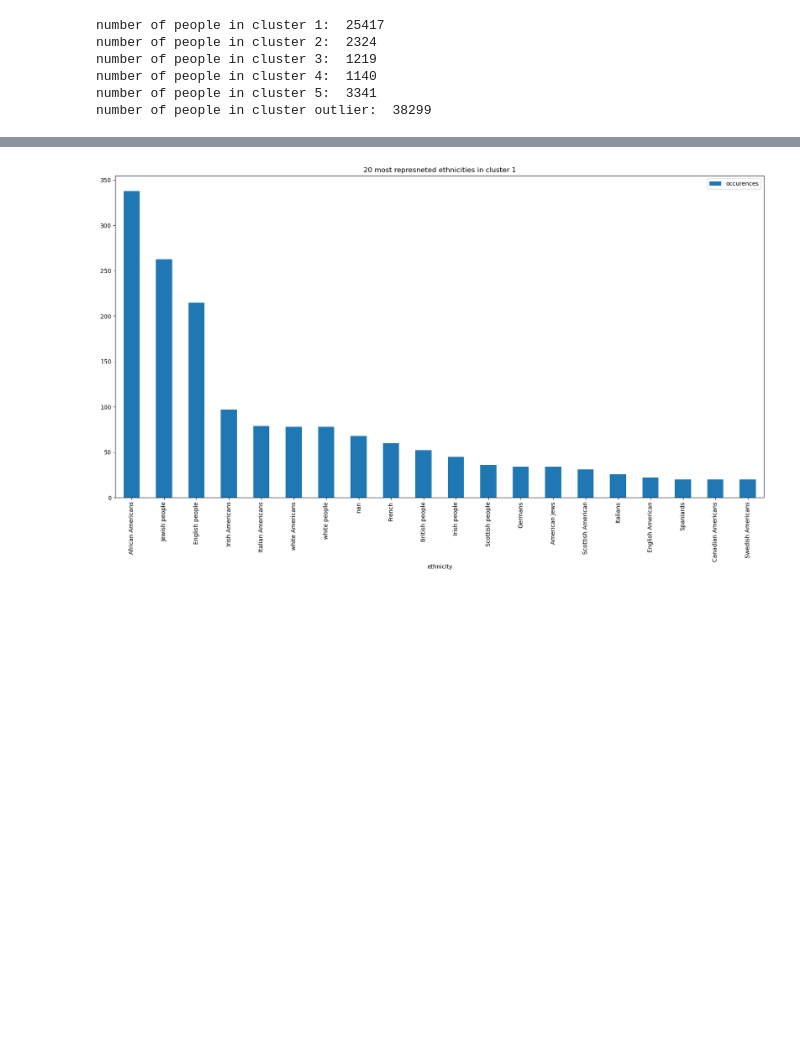
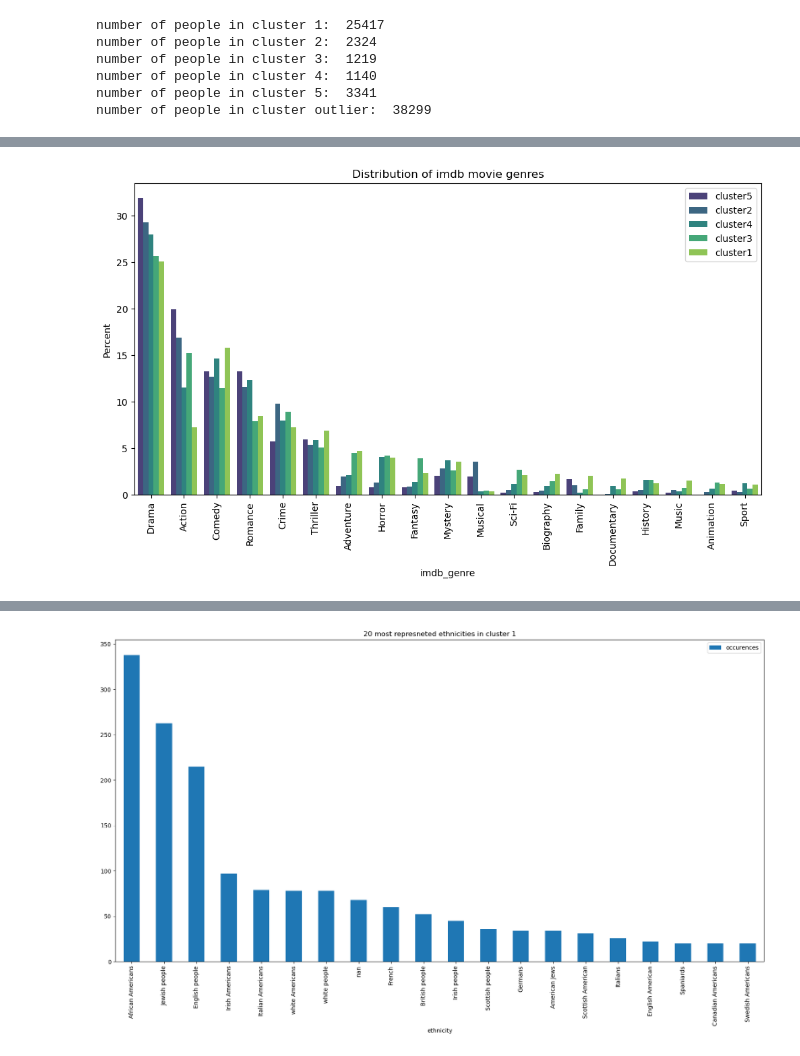
Before and after one commit to epfl-ada/ada-2022-project-tacocat, a Jupyter notebook: src/cluster.ipynb, the cells around one changed output, grey strips where cells are left out. Drawn from its saved outputs; the diff is of its cells as text; code cells hidden in the pictures; blank space fills up the shorter version.

```diff
--- a/src/cluster.ipynb
+++ b/src/cluster.ipynb
@@ -113,0 +134,39 @@ movies_cluster1
+# %%
+cluster1_imdb_genres = pd.DataFrame([j for l in movies_cluster1.genres_imdb.dropna().values for j in l], columns=['imdb_genre']).value_counts(normalize=True).mul(100).rename('Percent').reset_index()
+cluster2_imdb_genres = pd.DataFrame([j for l in movies_cluster2.genres_imdb.dropna().values for j in l], columns=['imdb_genre']).value_counts(normalize=True).mul(100).rename('Percent').reset_index()
+cluster3_imdb_genres = pd.DataFrame([j for l in movies_cluster3.genres_imdb.dropna().values for j in l], columns=['imdb_genre']).value_counts(normalize=True).mul(100).rename('Percent').reset_index()
+cluster4_imdb_genres = pd.DataFrame([j for l in movies_cluster4.genres_imdb.dropna().values for j in l], columns=['imdb_genre']).value_counts(normalize=True).mul(100).rename('Percent').reset_index()
+cluster5_imdb_genres = pd.DataFrame([j for l in movies_cluster5.genres_imdb.dropna().values for j in l], columns=['imdb_genre']).value_counts(normalize=True).mul(100).rename('Percent').reset_index()
+
+
+
+cluster1_imdb_genres['Cluster'] = 'cluster1'
+cluster2_imdb_genres['Cluster'] = 'cluster2'
+cluster3_imdb_genres['Cluster'] = 'cluster3'
+cluster4_imdb_genres['Cluster'] = 'cluster4'
+cluster5_imdb_genres['Cluster'] = 'cluster5'
+
+
+# plot distribution values in descending order of total percentenage across both outliers and clusters
+data = pd.concat([cluster1_imdb_genres, cluster2_imdb_genres, cluster3_imdb_genres, cluster4_imdb_genres, cluster5_imdb_genres]).sort_values(by='Percent', ascending=False)
+agg = data.groupby(['imdb_genre']).sum().sort_values(by=['Percent'], ascending=False)
+agg.drop(agg[agg['Percent'] < 3].index, inplace=True)
+data = data[data['imdb_genre'].isin(agg.index)]
+sns.barplot(data=data, x='imdb_genre', y='Percent', hue='Cluster', palette='viridis')
+
+
+ax = plt.gca()
+handles, labels = ax.get_legend_handles_labels()
+ax.legend(handles=handles, labels=labels)
+plt.legend(loc='upper right')
+
+ax.figure.set_size_inches(12, 6)
+
+plt.title("Distribution of imdb movie genres")
+plt.xticks(rotation=90)
+
+# plt.savefig(RESULTS_PATH + 'outliers_professions_distribution.png', bbox_inches='tight', dpi=500)
+
+plt.show()
+# %% [output]
+[figure, added]
```
Also changed, not shown: parts of 51 cells of this notebook, 1 other file.
